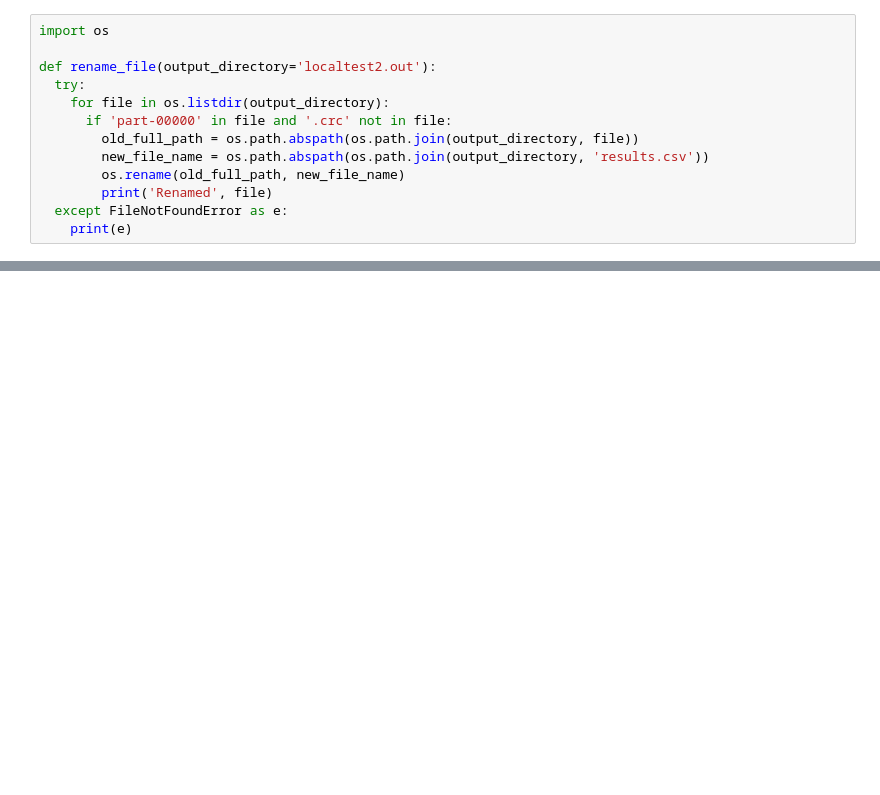
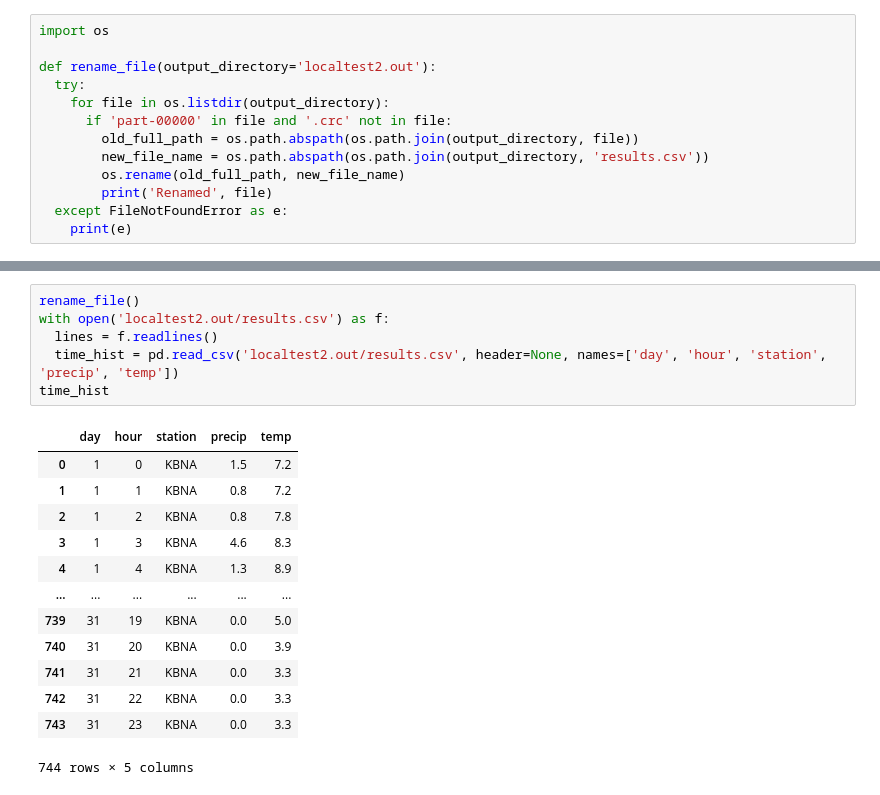
Before and after one commit to JoshScherer/Emergency-Response, a Jupyter notebook: FiguringOutSpark.ipynb, the cells around one changed output, grey strips where cells are left out. Cells and saved outputs as stored; diff of their text form; blank space fills up the shorter version.

```diff
--- a/FiguringOutSpark.ipynb
+++ b/FiguringOutSpark.ipynb
@@ -701,0 +960,20 @@ time_hist
+# %%
+rename_file()
+with open('localtest2.out/results.csv') as f:
+  lines = f.readlines()
+  time_hist = pd.read_csv('localtest2.out/results.csv', header=None, names=['day', 'hour', 'station', 'precip', 'temp'])
+time_hist
+# %% [output]
+|  | day | hour | station | precip | temp |
+| 0 | 1 | 0 | KBNA | 1.5 | 7.2 |
+| 1 | 1 | 1 | KBNA | 0.8 | 7.2 |
+| 2 | 1 | 2 | KBNA | 0.8 | 7.8 |
+| 3 | 1 | 3 | KBNA | 4.6 | 8.3 |
+| 4 | 1 | 4 | KBNA | 1.3 | 8.9 |
+| ... | ... | ... | ... | ... | ... |
+| 739 | 31 | 19 | KBNA | 0.0 | 5.0 |
+| 740 | 31 | 20 | KBNA | 0.0 | 3.9 |
+| 741 | 31 | 21 | KBNA | 0.0 | 3.3 |
+| 742 | 31 | 22 | KBNA | 0.0 | 3.3 |
+| 743 | 31 | 23 | KBNA | 0.0 | 3.3 |
+744 rows × 5 columns
```
Also changed, not shown: parts of 19 cells of this notebook.
